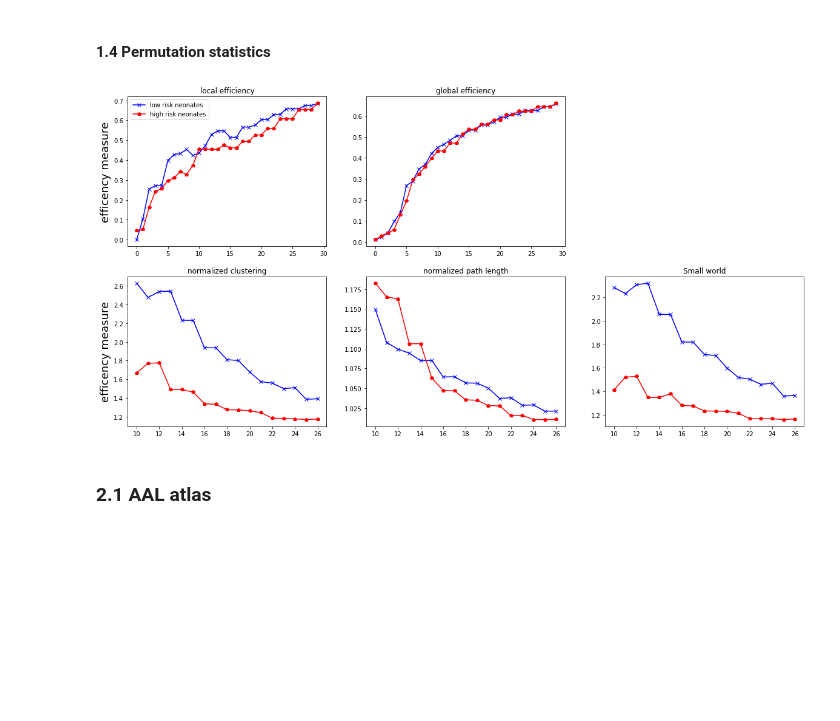
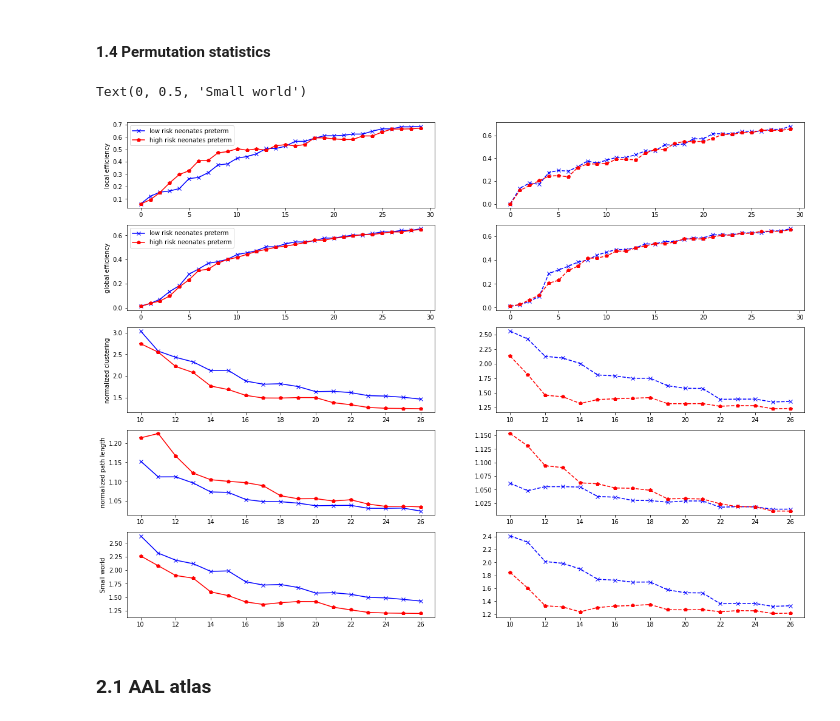
Before and after one commit to lehai-ml/schizophrenia_PRS, a Jupyter notebook: notebooks_results/dHCP/3_dHCP_graph_analysis.ipynb, the cells around one changed output. Cells and saved outputs as stored; diff of their text form; code cells hidden in the pictures; blank space fills up the shorter version.

```diff
--- a/notebooks_results/dHCP/3_dHCP_graph_analysis.ipynb
+++ b/notebooks_results/dHCP/3_dHCP_graph_analysis.ipynb
@@ -120,59 +198,83 @@ for threshold in tqdm.tqdm(range(30)):
 #### 1.4 Permutation statistics
 # %%
 #run executable_script/perm_graph_network.py to calculate 1000 permuted network metrics.
-obsv_high=np.loadtxt('./preprocessed_data/graph_metrics_vol_high_risk.txt')
-obsv_low=np.loadtxt('./preprocessed_data/graph_metrics_vol_low_risk.txt')
+obsv_high_preterm=np.loadtxt('./preprocessed_data/preterm/graph_metrics_vol_high_risk_Imperial.txt')
+obsv_low_preterm=np.loadtxt('./preprocessed_data/preterm/graph_metrics_vol_low_risk_Imperial.txt')
+
+obsv_high_term=np.loadtxt('./preprocessed_data/term/graph_metrics_vol_high_risk_Imperial.txt')
+obsv_low_term=np.loadtxt('./preprocessed_data/term/graph_metrics_vol_low_risk_Imperial.txt')
 # %%
 ##############LOCAL EFFICIENCY############################
-f,axes=plt.subplots(2,3,figsize=(20,10))
-axes[0][0].plot(obsv_low[:,0],'x-',color='blue',label='low risk neonates')
-axes[0][0].plot(obsv_high[:,0],'p-',color='red',label='high risk neonates')
+f,axes=plt.subplots(5,2,figsize=(20,15))
+axes[0][0].plot(obsv_low_preterm[:,0],'x-',color='blue',label='low risk neonates preterm')
+axes[0][0].plot(obsv_high_preterm[:,0],'p-',color='red',label='high risk neonates preterm')
+
+axes[0][1].plot(obsv_low_term[:,0],'x--',color='blue',label='low risk neonates term')
+axes[0][1].plot(obsv_high_term[:,0],'p--',color='red',label='high risk neonates term')
+
 # for idx in sig_indices_local_eff:
 #     axes[0][0].annotate(' ',xy=(idx,obsv_high[:,0][idx]),xytext=(0,20),textcoords='offset pixels',arrowprops=dict(arrowstyle='->'))
 axes[0][0].legend(loc='bottom right')
-axes[0][0].set_title('local efficiency')
-axes[0][0].set_ylabel('efficency measure',fontsize=18)
+axes[0][0].set_ylabel('local efficiency')
+# axes[0][0].set_ylabel('efficency measure',fontsize=18)
 ##############GLOBAL EFFICIENCY############################
-axes[0][1].plot(obsv_low[:,1],'x-',color='blue',label='low risk neonates')
-axes[0][1].plot(obsv_high[:,1],'p-',color='red',label='high risk neonates')
+axes[1][0].plot(obsv_low_preterm[:,1],'x-',color='blue',label='low risk neonates preterm')
+axes[1][0].plot(obsv_high_preterm[:,1],'p-',color='red',label='high risk neonates preterm')
+
+axes[1][1].plot(obsv_low_term[:,1],'x--',color='blue',label='low risk neonates term')
+axes[1][1].plot(obsv_high_term[:,1],'p--',color='red',label='high risk neonates term')
+
 # for idx in sig_indices_global_eff:
 #     axes[0][1].annotate(' ',xy=(idx,obsv_high[:,1][idx]),xytext=(0,20),textcoords='offset pixels',arrowprops=dict(arrowstyle='->'))
-# axes[0][1].legend(loc='bottom right')
-axes[0][1].set_title('global efficiency')
+axes[1][0].legend(loc='bottom right')
+axes[1][0].set_ylabel('global efficiency')
 # axes[0][1].set_ylabel('efficency measure',fontsize=18)
 ##############NORMALIZED CLUSTERING############################
-axes[1][0].plot(np.linspace(10,26,17),obsv_low[9:26,2],'x-',color='blue',label='low risk neonates')
-axes[1][0].plot(np.linspace(10,26,17),obsv_high[9:26,2],'p-',color='red',label='high risk neonates')
+axes[2][0].plot(np.linspace(10,26,17),obsv_low_preterm[9:26,2],'x-',color='blue',label='low risk neonates')
+axes[2][0].plot(np.linspace(10,26,17),obsv_high_preterm[9:26,2],'p-',color='red',label='high risk neonates')
+
+axes[2][1].plot(np.linspace(10,26,17),obsv_low_term[9:26,2],'x--',color='blue',label='low risk neonates')
+axes[2][1].plot(np.linspace(10,26,17),obsv_high_term[9:26,2],'p--',color='red',label='high risk neonates')
+
 # for idx in sig_indices_clus_eff:
 #     if idx==0:
 #         continue
 #     axes[1][0].annotate(' ',xy=(idx,obsv_high[:,2][idx]),xytext=(0,20),textcoords='offset pixels',arrowprops=dict(arrowstyle='->'))
-axes[1][0].set_title('normalized clustering')
-axes[1][0].set_ylabel('efficency measure',fontsize=18)
+axes[2][0].set_ylabel('normalized clustering')
+# axes[1][0].set_ylabel('efficency measure',fontsize=18)
 # ##############NORMALIZED PATH############################
-axes[1][1].plot(np.linspace(10,26,17),obsv_low[9:26,3],'x-',color='blue',label='low risk neonates')
-axes[1][1].plot(np.linspace(10,26,17),obsv_high[9:26,3],'p-',color='red',label='high risk neonates')
+axes[3][0].plot(np.linspace(10,26,17),obsv_low_preterm[9:26,3],'x-',color='blue',label='low risk neonates')
+axes[3][0].plot(np.linspace(10,26,17),obsv_high_preterm[9:26,3],'p-',color='red',label='high risk neonates')
+
+axes[3][1].plot(np.linspace(10,26,17),obsv_low_term[9:26,3],'x--',color='blue',label='low risk neonates')
+axes[3][1].plot(np.linspace(10,26,17),obsv_high_term[9:26,3],'p--',color='red',label='high risk neonates')
+
 # for idx in sig_indices_path_eff:
 #     if idx==0:
 #         continue
 #     axes[1][1].annotate(' ',xy=(idx,obsv_high[:,3][idx]),xytext=(0,20),textcoords='offset pixels',arrowprops=dict(arrowstyle='->'))
 # axes[0][1].legend(loc='bottom right')
-axes[1][1].set_title('normalized path length')
+axes[3][0].set_ylabel('normalized path length')
 # axes[1][1].set_ylabel('efficency measure',fontsize=18)
 ##############SMALL WORDNESS############################
-axes[1][2].plot(np.linspace(10,26,17),obsv_low[9:26,4],'x-',color='blue',label='low risk neonates')
-axes[1][2].plot(np.linspace(10,26,17),obsv_high[9:26,4],'p-',color='red',label='high risk neonates')
+axes[4][0].plot(np.linspace(10,26,17),obsv_low_preterm[9:26,4],'x-',color='blue',label='low risk neonates')
+axes[4][0].plot(np.linspace(10,26,17),obsv_high_preterm[9:26,4],'p-',color='red',label='high risk neonates')
+
+axes[4][1].plot(np.linspace(10,26,17),obsv_low_term[9:26,4],'x--',color='blue',label='low risk neonates')
+axes[4][1].plot(np.linspace(10,26,17),obsv_high_term[9:26,4],'p--',color='red',label='high risk neonates')
+
 # for idx in sig_indices_small_eff:
 #     if idx==0:
 #         continue
 #     axes[1][2].annotate(' ',xy=(idx,obsv_high[:,4][idx]),xytext=(0,20),textcoords='offset pixels',arrowprops=dict(arrowstyle='->'))
 # axes[0][1].legend(loc='bottom right')
-axes[1][2].set_title('Small world')
+axes[4][0].set_ylabel('Small world')
 # axes[1][2].set_ylabel('efficency measure',fontsize=18)
 
-f.delaxes(ax=axes[0,2])
+# f.delaxes(ax=axes[0,2])
 # %% [output]
+Text(0, 0.5, 'Small world')
-[figure, old version]
+[figure, new version]
 # %% [markdown]
 ### 2.1 AAL atlas
 # %%
```
Also changed, not shown: parts of 22 cells of this notebook, 10 other files.
